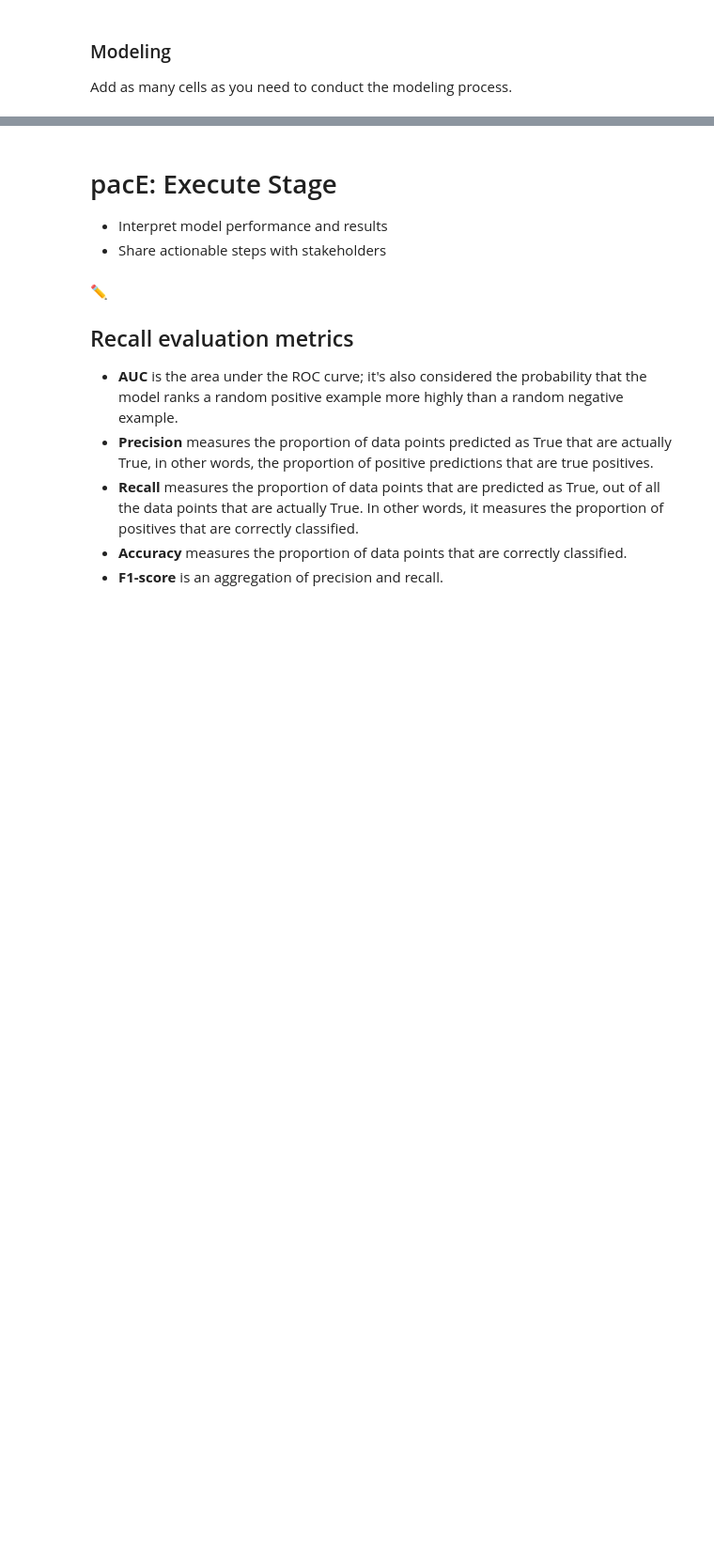
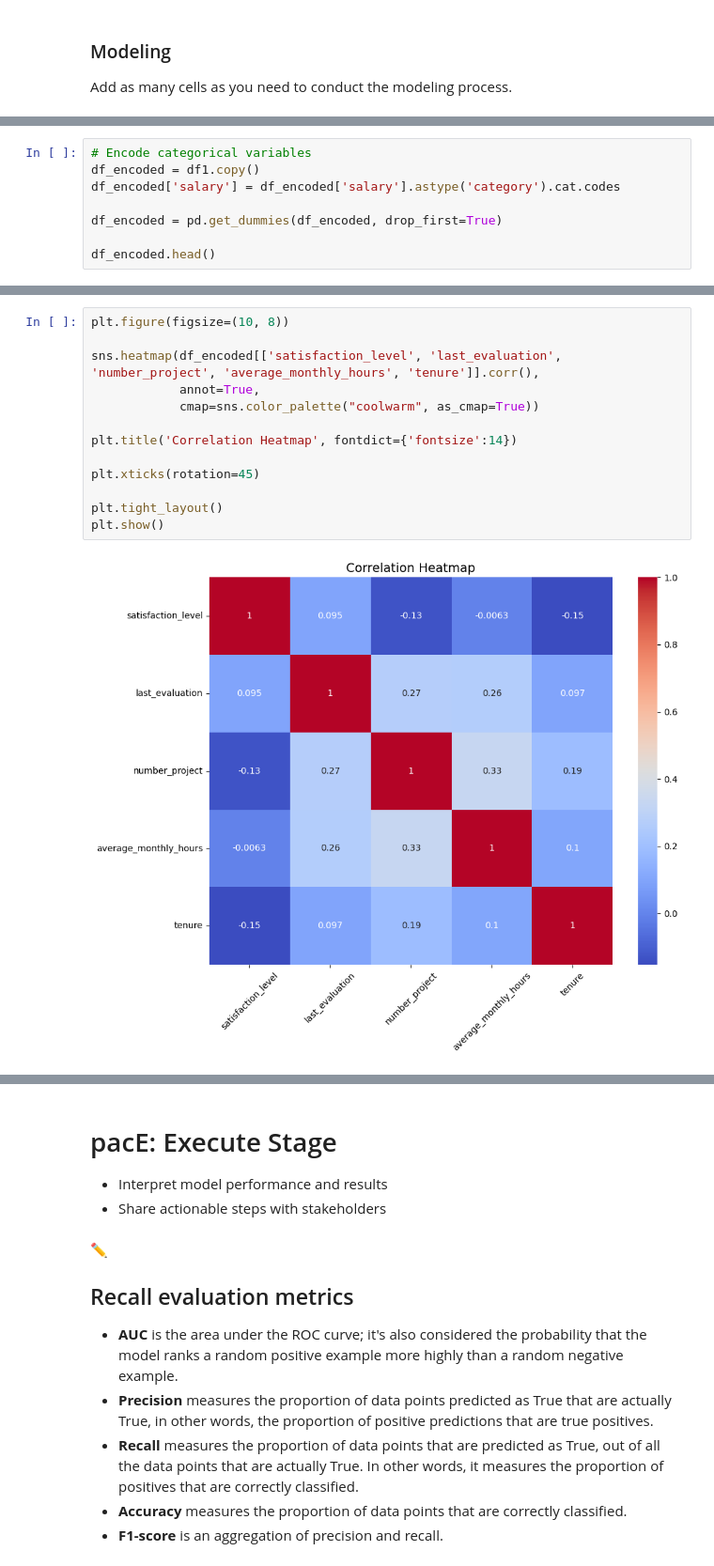
Before and after one commit to kairjiang/Google_ADA_Capstone_HR_Analytics, a Jupyter notebook: Salifort Motors project lab.ipynb, the cells around one changed output, grey strips where cells are left out. Shown at 94% size. Saved outputs shown, nothing was run; the diff lists cells and outputs as text; blank space fills up the shorter version.

```diff
--- a/Salifort Motors project lab.ipynb
+++ b/Salifort Motors project lab.ipynb
@@ -587,0 +589,8 @@ Add as many cells as you need to conduct the modeling process.
+# %%
+# Encode categorical variables
+df_encoded = df1.copy()
+df_encoded['salary'] = df_encoded['salary'].astype('category').cat.codes
+
+df_encoded = pd.get_dummies(df_encoded, drop_first=True)
+
+df_encoded.head()
@@ -587,0 +604,15 @@ Add as many cells as you need to conduct the modeling process.
+# %%
+plt.figure(figsize=(10, 8))
+
+sns.heatmap(df_encoded[['satisfaction_level', 'last_evaluation', 'number_project', 'average_monthly_hours', 'tenure']].corr(),
+            annot=True,
+            cmap=sns.color_palette("coolwarm", as_cmap=True))
+
+plt.title('Correlation Heatmap', fontdict={'fontsize':14})
+
+plt.xticks(rotation=45)
+
+plt.tight_layout()
+plt.show()
+# %% [output]
+[figure, added]
```
Also changed, not shown: parts of 37 cells of this notebook.
